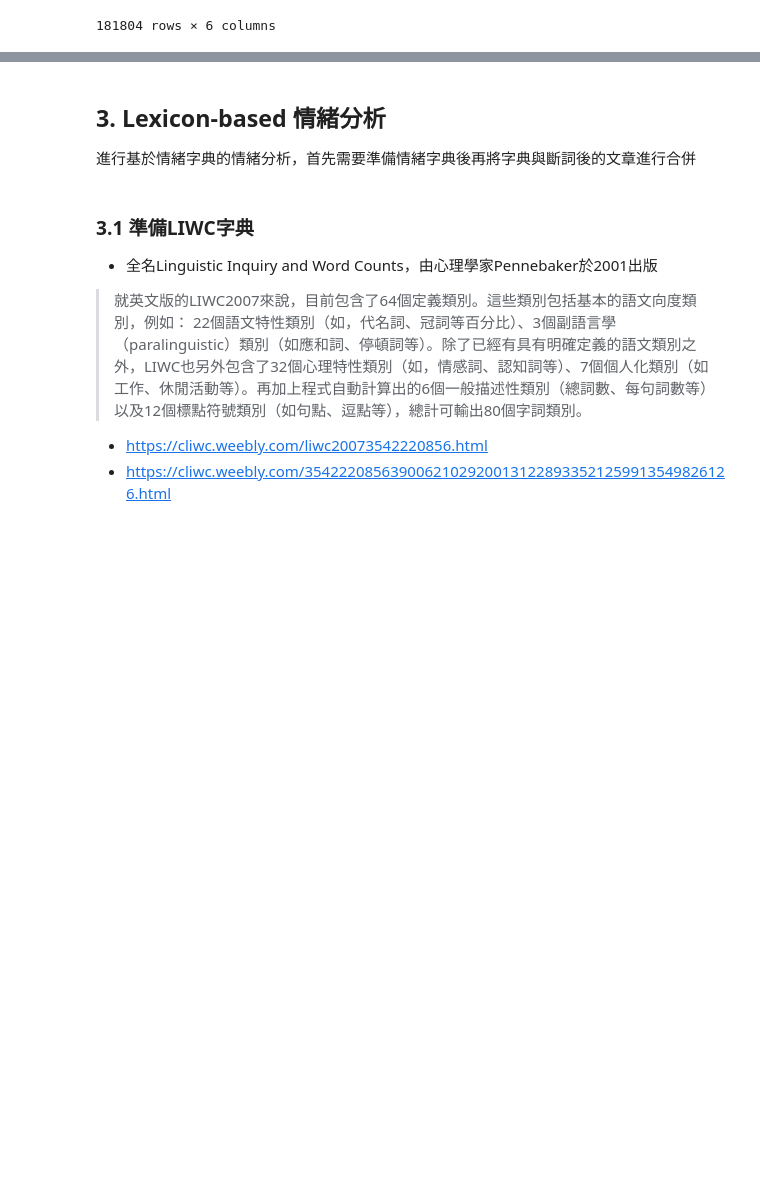
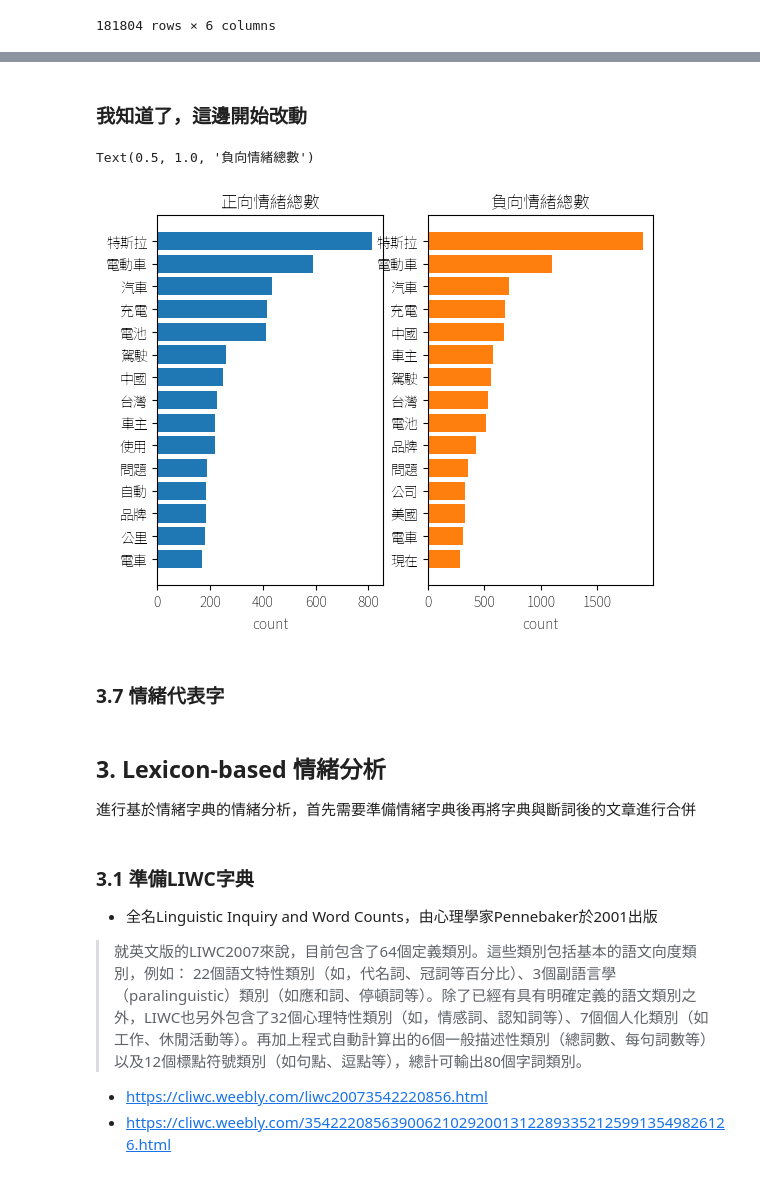
Before and after one commit to jerry791/SMA_project, a Jupyter notebook: 王唯宇/W4-SentimentStock.ipynb, the cells around one changed output, grey strips where cells are left out. Cells and saved outputs as stored; diff of their text form; code cells hidden in the pictures; blank space fills up the shorter version.

```diff
--- a/王唯宇/W4-SentimentStock.ipynb
+++ b/王唯宇/W4-SentimentStock.ipynb
@@ -189,0 +260,5 @@ noStop_df
+# %%
+word_count = noStop_df.groupby(["word", "sentiment"]).size().reset_index()
+word_count = word_count.rename(columns={0: "size"})
+word_count = word_count.sort_values(["size"], ascending=False)
+word_count
@@ -189,0 +279,3 @@ noStop_df
+# %%
+word_of_pos = word_count.loc[(word_count["sentiment"] == "正面")]
+word_of_pos.head(15)
@@ -189,0 +299,3 @@ noStop_df
+# %%
+word_of_neg = word_count.loc[(word_count["sentiment"] == "負面")]
+word_of_neg.head(15)
@@ -190,3 +319,25 @@ noStop_df
+# %% [markdown]
+### 我知道了，這邊開始改動
+# %%
+pos = word_of_pos.head(15).sort_values(["size"], ascending=True)
+neg = word_of_neg.head(15).sort_values(["size"], ascending=True)
+
+fig, ax = plt.subplots(1, 2)
+
+ax[0].barh(pos["word"], pos["size"], color=colors[0])
+ax[0].set_xlabel("count")
+ax[0].set_yticklabels(pos["word"])
+ax[0].set_title("正向情緒總數")
+
+ax[1].barh(neg["word"], neg["size"], color=colors[1])
+ax[1].set_xlabel("count")
+ax[1].set_yticklabels(neg["word"])
+ax[1].set_title("負向情緒總數")
+# %% [output]
+Text(0.5, 1.0, '負向情緒總數')
+[figure, added]
+# %% [markdown]
+### 3.7 情緒代表字
 # %% [markdown]
 ## 3. Lexicon-based 情緒分析
 進行基於情緒字典的情緒分析，首先需要準備情緒字典後再將字典與斷詞後的文章進行合併
```
Also changed, not shown: parts of 11 cells of this notebook.
